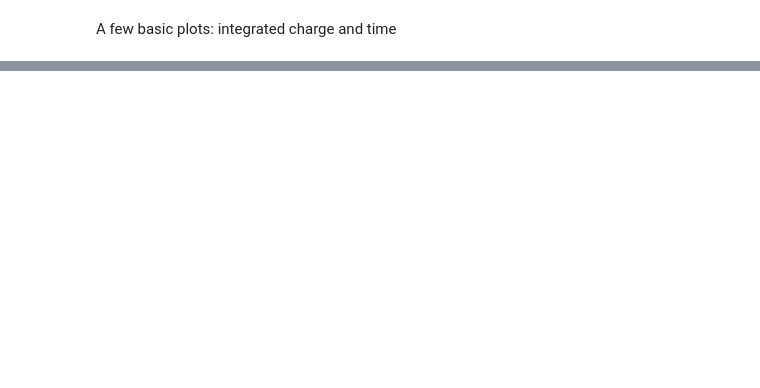
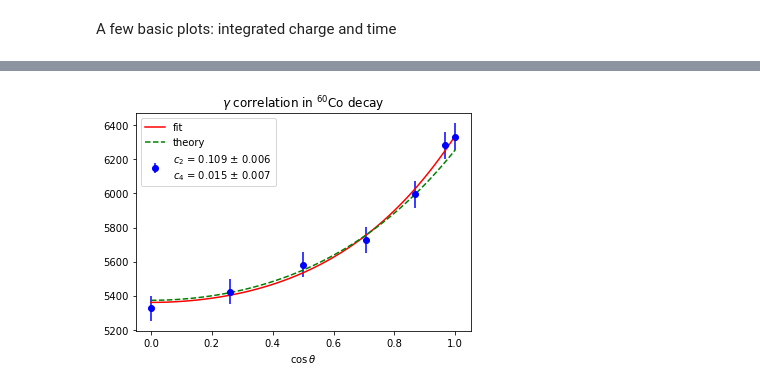
Before and after one commit to acolijn/DT5550_DAQ, a Jupyter notebook: analysis/decode_example.ipynb, the cells around one changed output, grey strips where cells are left out. Drawn from its saved outputs; the diff is of its cells as text; code cells hidden in the pictures; blank space fills up the shorter version.

```diff
--- a/analysis/decode_example.ipynb
+++ b/analysis/decode_example.ipynb
@@ -140,2 +157,54 @@ plt.yscale('linear')
+# %%
+def legendre_polynomial(x,a,b,c):
+    P0 = legendre(0)
+    P2 = legendre(2)
+    P4 = legendre(4)
+    return a*(P0(x) + b*P2(x) + c*P4(x))
+# %%
+import lmfit as lm
+
+x = np.arange(1,8,1)
+theta = (7-x)*(np.pi/12)+np.pi/2
+cost = abs(np.cos(theta))
+
+data = nhit_tag1330[1:8]
+#data = nhit_tag1173[1:8]
+
+#corr = (nhit_untag1173[1:8]+nhit_untag1330[1:8])
+#corr = nhit_untag1330[1:8]
+corr = np.ones(7)
+y =  data / corr
+yerr = np.sqrt(data)/ corr
+#print(x,cost,yerr)
+
+model = lm.model.Model(legendre_polynomial)
+params = lm.Parameters()
+params.add("a", value = 0.1)
+params.add("b",value = 0.1)
+params.add("c", value = 0.01)
+fit = model.fit(y, x=cost, weights = [1/element for element in yerr], params = params)
+
+a = fit.params["a"].value
+b = fit.params["b"].value
+c = fit.params["c"].value
+a_err = fit.params["a"].stderr
+b_err = fit.params["b"].stderr
+c_err = fit.params["c"].stderr
+xx = np.linspace(0.,1.,100)
+#yy = a*(P0(xx) + b*P2(xx) + c*P4(xx))
+#a = 0.03
+#b = 0.1005
+#c = 0.0094
+txt = '$c_2$ = {:4.3f} $\pm$ {:4.3f} \n$c_4$ = {:4.3f} $\pm$ {:4.3f}'.format(b,b_err,c,c_err)
+h = plt.errorbar(cost, y, yerr=yerr, fmt = 'o', color='blue', label=txt)
+plt.plot(xx, legendre_polynomial(xx, a, b, c),'-',color='red', label='fit')
+plt.plot(xx, legendre_polynomial(xx, a, 0.1005, 0.0094), '--', color='green', label='theory' )
+plt.xlabel('$\cos \\theta$')
+plt.legend()
+plt.title("$\gamma$ correlation in $^{60}$Co decay")
+
+plt.show()
+# %% [output]
+[figure, added]
 # %%
 x = np.arange(0,8,1)
```
Also changed, not shown: parts of 13 cells of this notebook, 4 other files.
